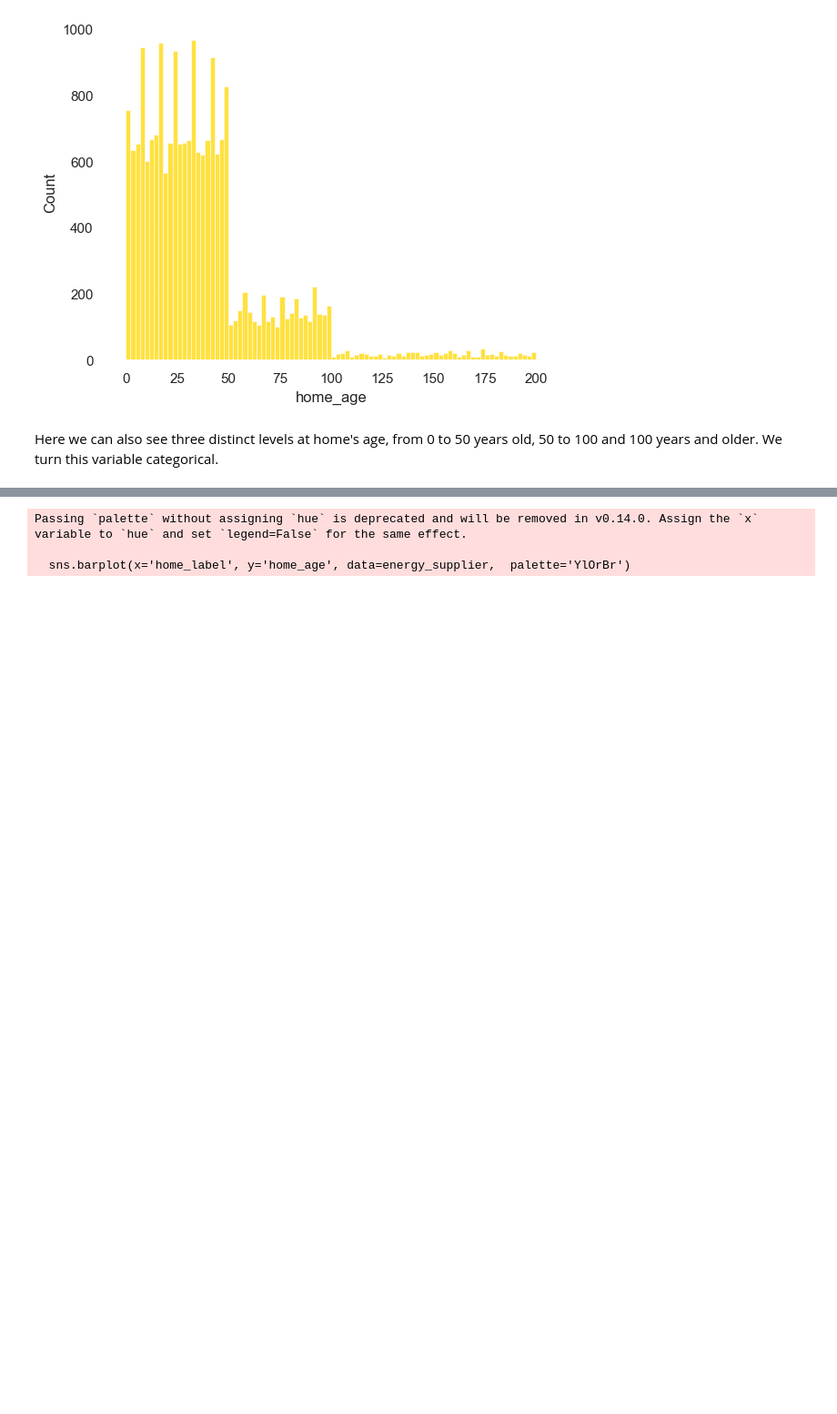
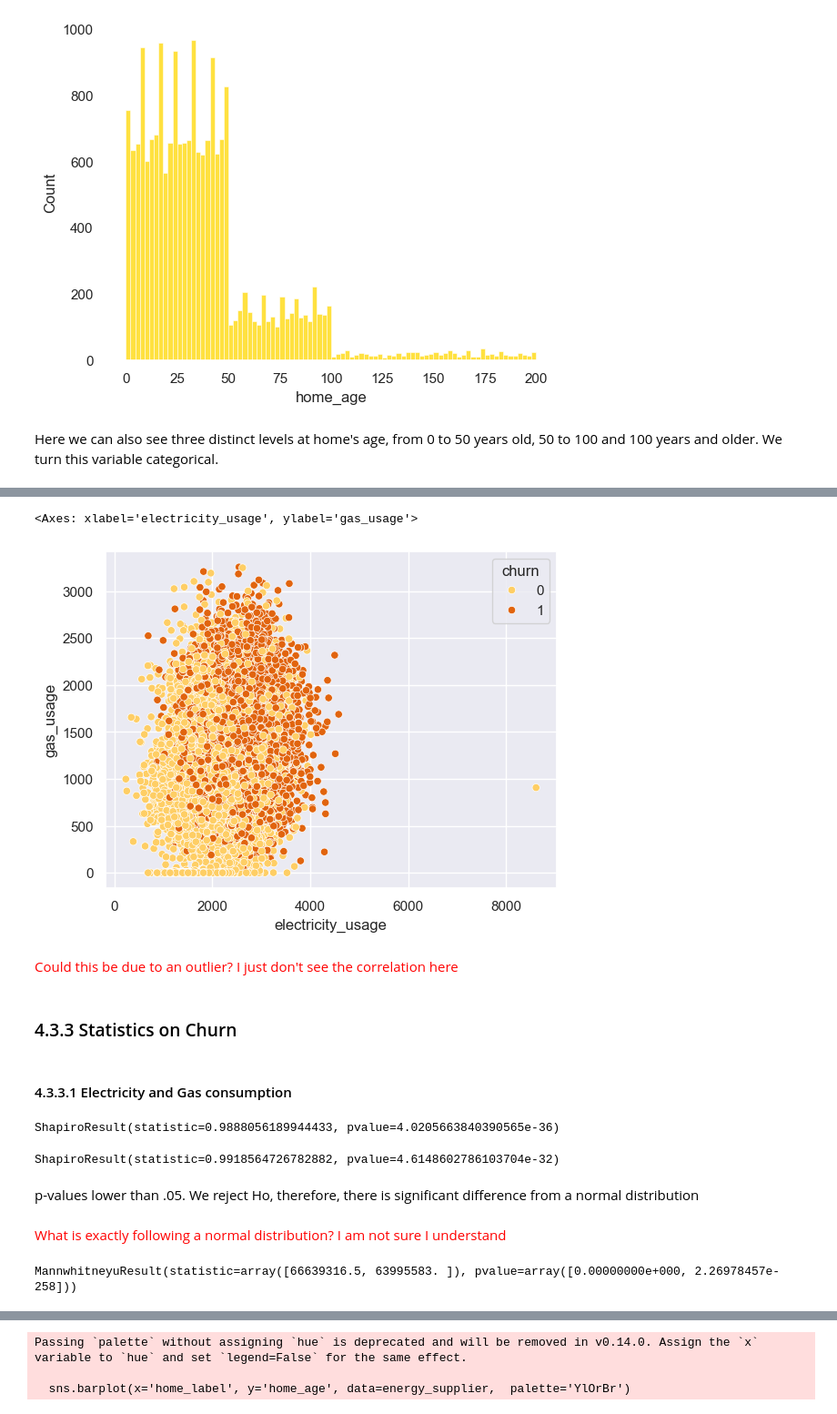
Before and after one commit to alelledo/churn-prediction, a Jupyter notebook: Notebook/energy_supplier.ipynb, the cells around one changed output, grey strips where cells are left out. Shown at 91% size. Cells and saved outputs as stored; diff of their text form; code cells hidden in the pictures; blank space fills up the shorter version.

```diff
--- a/Notebook/energy_supplier.ipynb
+++ b/Notebook/energy_supplier.ipynb
@@ -307,0 +360,11 @@ energy_supplier['home_age'] = pd.Categorical(energy_supplier['home_age'])
+# %%
+sns.scatterplot(energy_supplier, x='electricity_usage', y='gas_usage',  palette='YlOrBr', hue= 'churn')
+# %% [output]
+<Axes: xlabel='electricity_usage', ylabel='gas_usage'>
+[figure, added]
+# %% [markdown]
+<span style="color:red">Could this be due to an outlier? I just don't see the correlation here</span>
+# %% [markdown]
+### 4.3.3 Statistics on Churn
+# %% [markdown]
+#### 4.3.3.1 Electricity and Gas consumption
@@ -307,0 +374,14 @@ energy_supplier['home_age'] = pd.Categorical(energy_supplier['home_age'])
+# %%
+print(shapiro(churned))
+shapiro((not_churned))
+# %% [output]
+ShapiroResult(statistic=0.9888056189944433, pvalue=4.0205663840390565e-36)
+ShapiroResult(statistic=0.9918564726782882, pvalue=4.6148602786103704e-32)
+# %% [markdown]
+p-values lower than .05. We reject Ho, therefore, there is significant difference from a normal distribution
+# %% [markdown]
+<span style="color:red">What is exactly following a normal distribution? I am not sure I understand</span>
+# %%
+mannwhitneyu(churned, not_churned)
+# %% [output]
+MannwhitneyuResult(statistic=array([66639316.5, 63995583. ]), pvalue=array([0.00000000e+000, 2.26978457e-258]))
```
Also changed, not shown: parts of 34 cells of this notebook.
